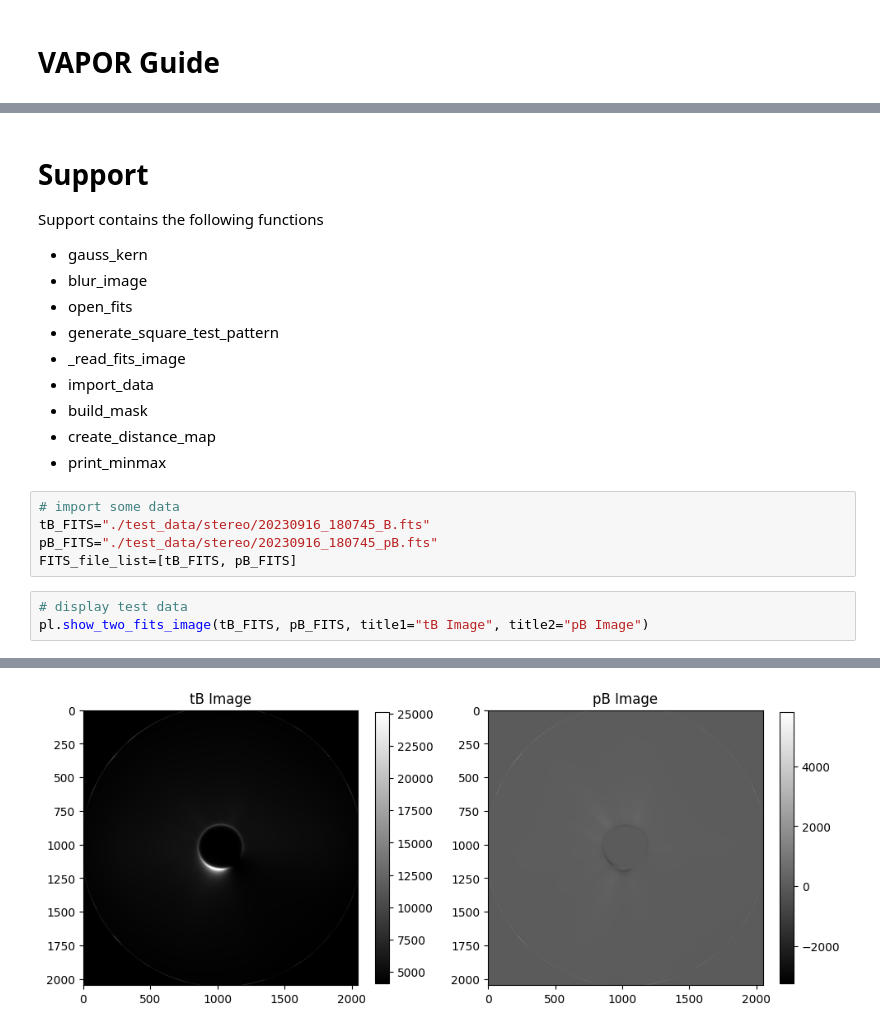
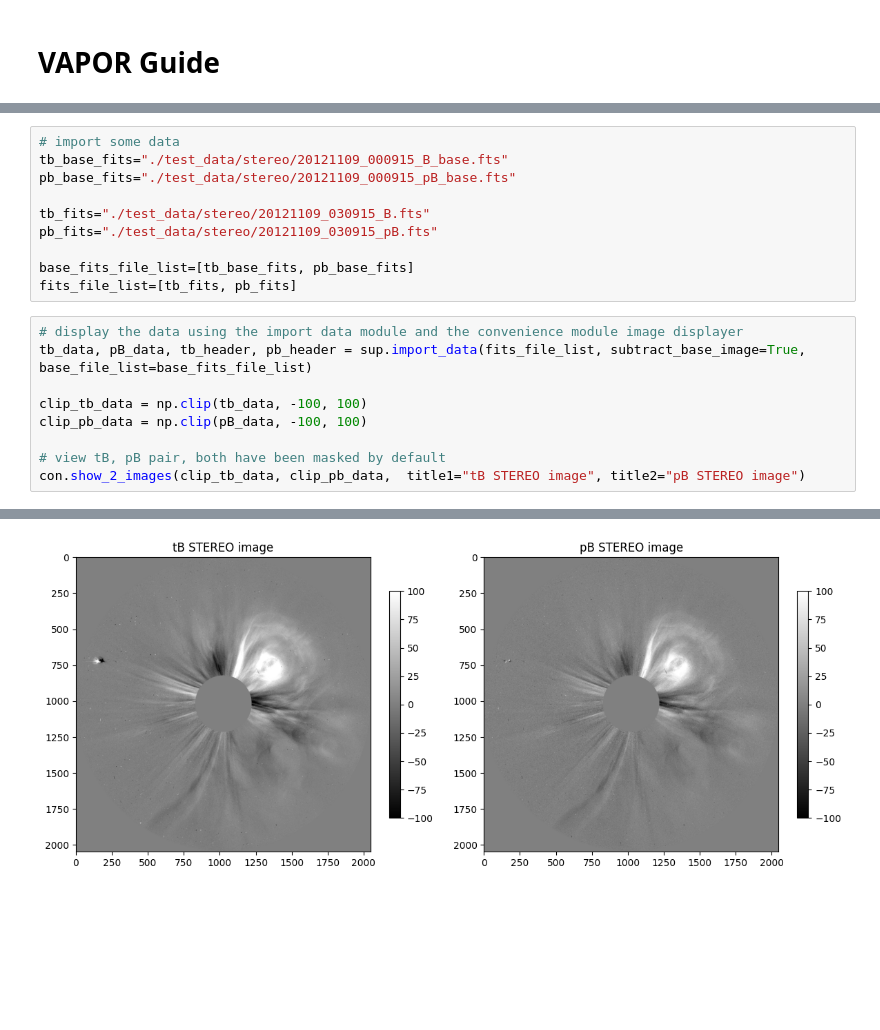
Before and after one commit to punch-mission/vapor, a Jupyter notebook: doc_01_overview.ipynb, the cells around one changed output, grey strips where cells are left out. Cells and saved outputs as stored; diff of their text form; blank space fills up the shorter version.

```diff
--- a/doc_01_overview.ipynb
+++ b/doc_01_overview.ipynb
@@ -42,24 +38,22 @@ To explain each package of functions a series of seperate docs have been generat
 
 This document shows basic functionality to produce a plot
-# %% [markdown]
-# Support
-
-Support contains the following functions
-- gauss_kern
-- blur_image
-- open_fits
-- generate_square_test_pattern
-- _read_fits_image
-- import_data
-- build_mask
-- create_distance_map
-- print_minmax
 # %%
 # import some data
-tB_FITS="./test_data/stereo/20230916_180745_B.fts"
-pB_FITS="./test_data/stereo/20230916_180745_pB.fts"
-FITS_file_list=[tB_FITS, pB_FITS]
+tb_base_fits="./test_data/stereo/20121109_000915_B_base.fts"
+pb_base_fits="./test_data/stereo/20121109_000915_pB_base.fts"
+
+tb_fits="./test_data/stereo/20121109_030915_B.fts"
+pb_fits="./test_data/stereo/20121109_030915_pB.fts"
+
+base_fits_file_list=[tb_base_fits, pb_base_fits]
+fits_file_list=[tb_fits, pb_fits]
 # %%
-# display test data
-pl.show_two_fits_image(tB_FITS, pB_FITS, title1="tB Image", title2="pB Image")
+# display the data using the import data module and the convenience module image displayer
+tb_data, pB_data, tb_header, pb_header = sup.import_data(fits_file_list, subtract_base_image=True, base_file_list=base_fits_file_list)
+
+clip_tb_data = np.clip(tb_data, -100, 100)
+clip_pb_data = np.clip(pB_data, -100, 100)
+
+# view tB, pB pair, both have been masked by default
+con.show_2_images(clip_tb_data, clip_pb_data,  title1="tB STEREO image", title2="pB STEREO image")
 # %% [output]
@@ -66,2 +61,2 @@ pl.show_two_fits_image(tB_FITS, pB_FITS, title1="tB Image", title2="pB Image")
-[figure, old version]
+[figure, new version]
 # %%
```
Also changed, not shown: parts of 9 cells of this notebook, 2 other files.
